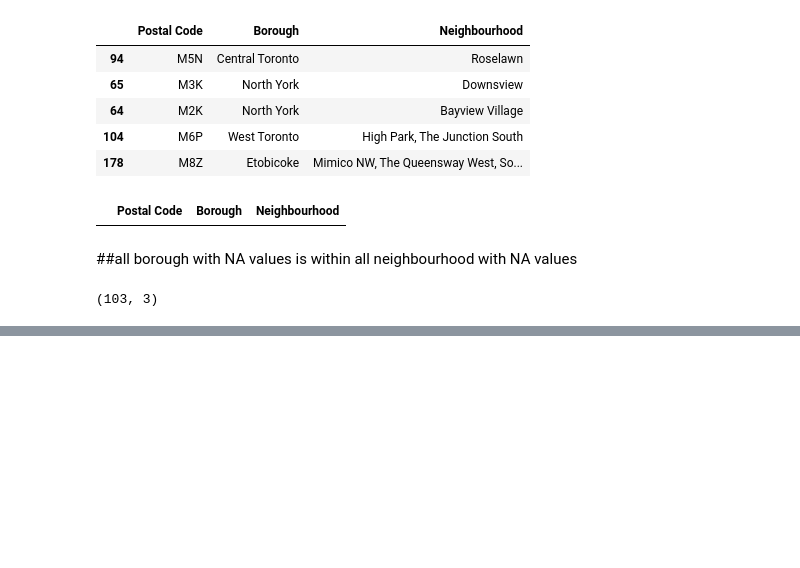
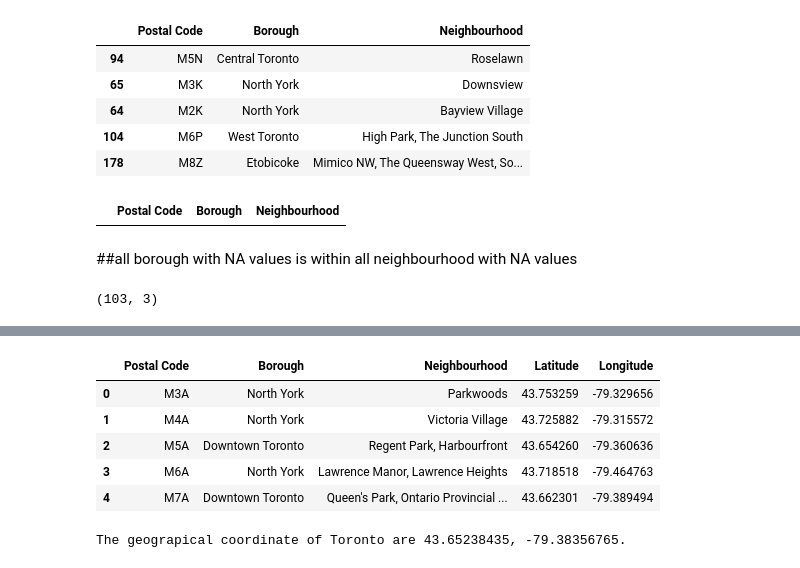
Before and after one commit to MuhHanif/CourseraCapstone, a Jupyter notebook: CourseraCapstone2.ipynb, the cells around one changed output, grey strips where cells are left out. Saved outputs shown, nothing was run; the diff lists cells and outputs as text; code cells hidden in the pictures; blank space fills up the shorter version.

```diff
--- a/CourseraCapstone2.ipynb
+++ b/CourseraCapstone2.ipynb
@@ -36,0 +55,11 @@ df.shape
+# %%
+#join column and reset index
+df = df.set_index('Postal Code').join(geo.set_index('Postal Code')).reset_index()
+df.head(5)
+# %% [output]
+|  | Postal Code | Borough | Neighbourhood | Latitude | Longitude |
+| 0 | M3A | North York | Parkwoods | 43.753259 | -79.329656 |
+| 1 | M4A | North York | Victoria Village | 43.725882 | -79.315572 |
+| 2 | M5A | Downtown Toronto | Regent Park, Harbourfront | 43.654260 | -79.360636 |
+| 3 | M6A | North York | Lawrence Manor, Lawrence Heights | 43.718518 | -79.464763 |
+| 4 | M7A | Downtown Toronto | Queen's Park, Ontario Provincial ... | 43.662301 | -79.389494 |
@@ -36,0 +69,10 @@ df.shape
+# %%
+address = 'Toronto, TO'
+
+geolocator = Nominatim(user_agent="ny_explorer")
+location = geolocator.geocode(address)
+latitude = location.latitude
+longitude = location.longitude
+print('The geograpical coordinate of Toronto are {}, {}.'.format(latitude, longitude))
+# %% [output]
+The geograpical coordinate of Toronto are 43.65238435, -79.38356765.
```
Also changed, not shown: parts of 14 cells of this notebook.
